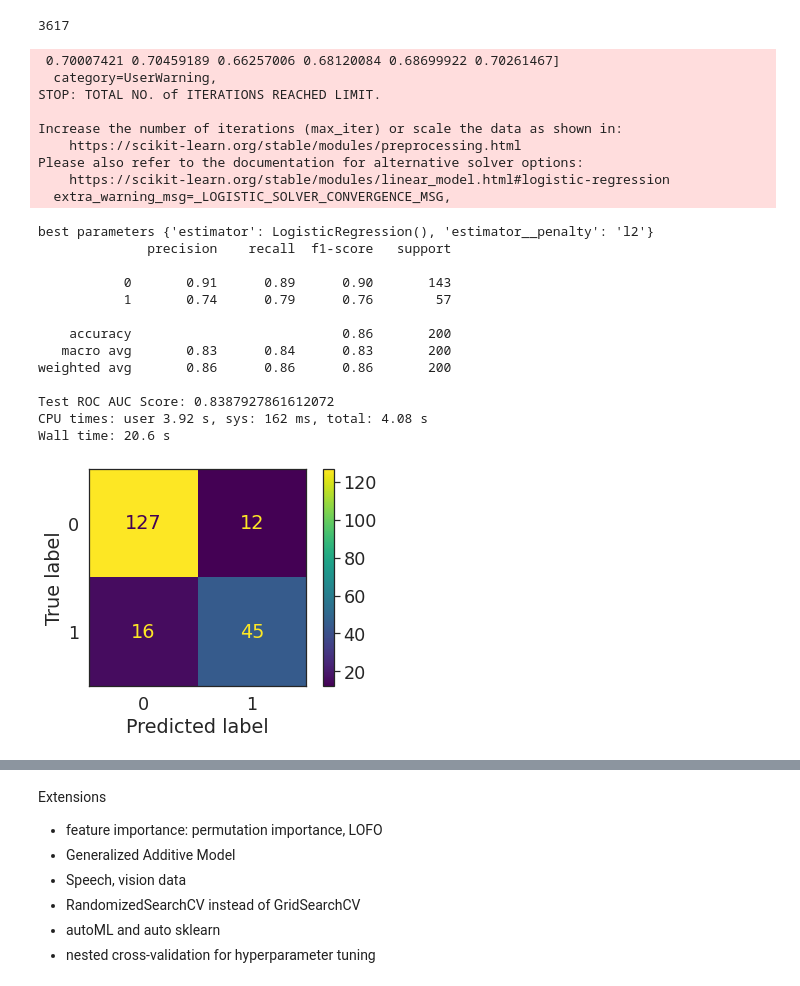
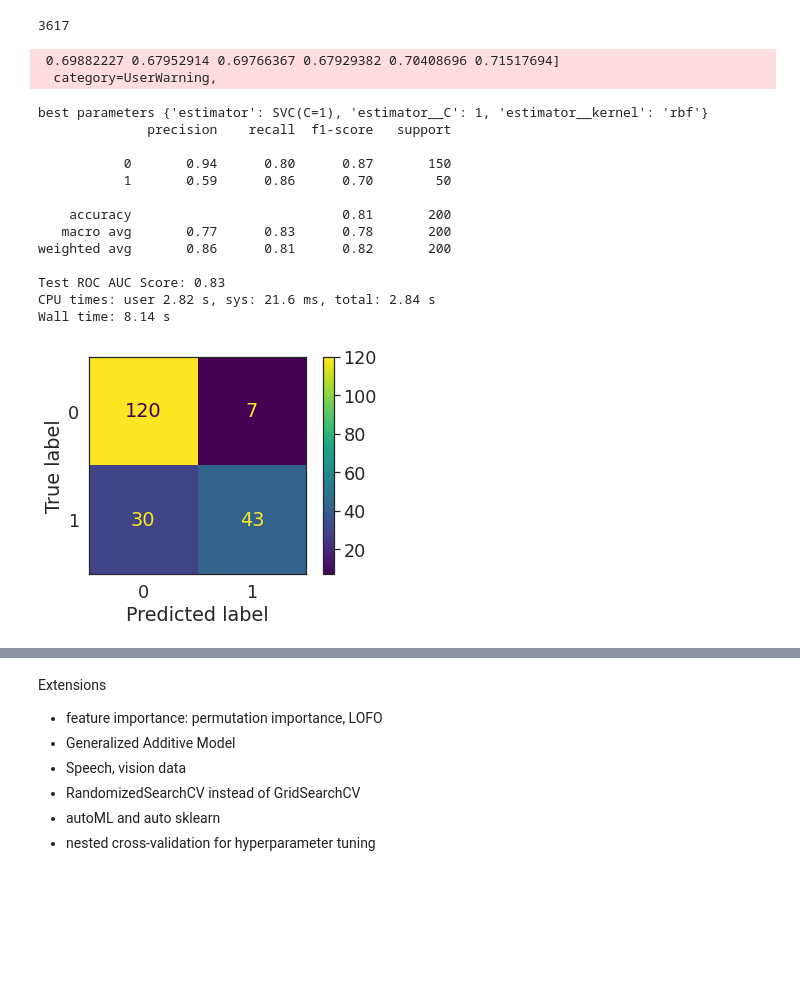
Before and after one commit to danielmlow/tutorials, a Jupyter notebook: machine_learning/regression_and_classification.ipynb, the cells around one changed output, grey strips where cells are left out. Drawn from its saved outputs; the diff is of its cells as text; code cells hidden in the pictures; blank space fills up the shorter version.

```diff
--- a/machine_learning/regression_and_classification.ipynb
+++ b/machine_learning/regression_and_classification.ipynb
@@ -447,52 +447,48 @@ if toy:
   X_depression_toy, y_depression_binary_toy = zip(*random.sample(list(zip(X_depression, y_depression_binary)), m))
   X_train, X_test, y_train, y_test = train_test_split(X_depression_toy, y_depression_binary_toy, test_size=0.2, random_state=42)
 else:
   X_train, X_test, y_train, y_test = train_test_split(X_depression, y_depression_binary, test_size=0.2, random_state=42)
 
-pipeline = Pipeline([('estimator', LogisticRegression())])#initialize with any classifier
+pipeline = Pipeline([
+    ('normalize', StandardScaler()),
+    ('estimator', LogisticRegression())
+    ])#initialize with any classifier
 # Train the grid search model
 gs = GridSearchCV(pipeline, params_grid, cv=5, n_jobs=-1, scoring='f1').fit(X_train, y_train)
 # Best performing model and its corresponding hyperparameters
 print('best parameters', gs.best_params_)
 # Test data performance
 y_pred = gs.predict(X_test)
 result = permutation_importance(gs, X_test, y_test, n_repeats=10,
                                 random_state=42, n_jobs=-1)
 print(classification_report(y_pred, y_test))
 print("Test ROC AUC Score:",roc_auc_score(y_pred, y_test))
 
 
 from sklearn.metrics import confusion_matrix
 from sklearn.metrics import ConfusionMatrixDisplay
 
 y_pred = gs.predict(X_test)
 cm = confusion_matrix(y_test, y_pred)
 
 cm_display = ConfusionMatrixDisplay(cm).plot()
 # %% [output]
- 0.70007421 0.70459189 0.66257006 0.68120084 0.68699922 0.70261467]
+ 0.69882227 0.67952914 0.69766367 0.67929382 0.70408696 0.71517694]
   category=UserWarning,
-STOP: TOTAL NO. of ITERATIONS REACHED LIMIT.
-
-Increase the number of iterations (max_iter) or scale the data as shown in:
-    https://scikit-learn.org/stable/modules/preprocessing.html
-Please also refer to the documentation for alternative solver options:
-    https://scikit-learn.org/stable/modules/linear_model.html#logistic-regression
-  extra_warning_msg=_LOGISTIC_SOLVER_CONVERGENCE_MSG,
-best parameters {'estimator': LogisticRegression(), 'estimator__penalty': 'l2'}
+best parameters {'estimator': SVC(C=1), 'estimator__C': 1, 'estimator__kernel': 'rbf'}
               precision    recall  f1-score   support
 
-           0       0.91      0.89      0.90       143
-           1       0.74      0.79      0.76        57
+           0       0.94      0.80      0.87       150
+           1       0.59      0.86      0.70        50
 
-    accuracy                           0.86       200
-   macro avg       0.83      0.84      0.83       200
-weighted avg       0.86      0.86      0.86       200
+    accuracy                           0.81       200
+   macro avg       0.77      0.83      0.78       200
+weighted avg       0.86      0.81      0.82       200
 
-Test ROC AUC Score: 0.8387927861612072
-CPU times: user 3.92 s, sys: 162 ms, total: 4.08 s
-Wall time: 20.6 s
+Test ROC AUC Score: 0.83
+CPU times: user 2.82 s, sys: 21.6 ms, total: 2.84 s
+Wall time: 8.14 s
-[figure, old version]
+[figure, new version]
 # %%
 from matplotlib.pyplot import figure
 
```
Also changed, not shown: parts of 1 cell of this notebook.
